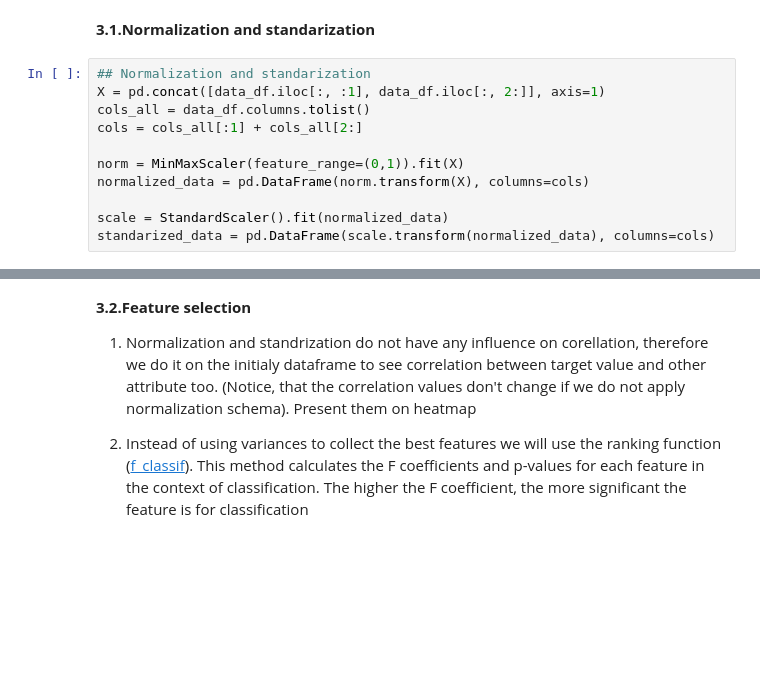
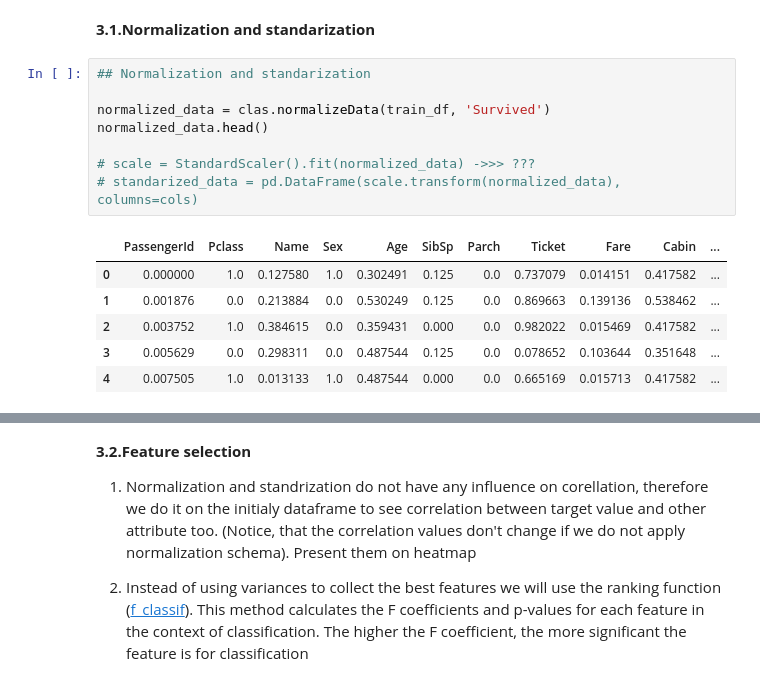
Before and after one commit to jszczublinska/DM_Titanic, a Jupyter notebook: titanic.ipynb, the cells around one changed output, grey strips where cells are left out. Drawn from its saved outputs; the diff is of its cells as text; blank space fills up the shorter version.

```diff
--- a/titanic.ipynb
+++ b/titanic.ipynb
@@ -128,12 +104,16 @@ for column in columns_to_change:
 **3.1.Normalization and standarization**
 # %%
 ## Normalization and standarization
-X = pd.concat([data_df.iloc[:, :1], data_df.iloc[:, 2:]], axis=1)
-cols_all = data_df.columns.tolist()
-cols = cols_all[:1] + cols_all[2:]
 
-norm = MinMaxScaler(feature_range=(0,1)).fit(X)
-normalized_data = pd.DataFrame(norm.transform(X), columns=cols)
+normalized_data = clas.normalizeData(train_df, 'Survived')
+normalized_data.head()
 
-scale = StandardScaler().fit(normalized_data)
-standarized_data = pd.DataFrame(scale.transform(normalized_data), columns=cols)
+# scale = StandardScaler().fit(normalized_data) ->>> ???
+# standarized_data = pd.DataFrame(scale.transform(normalized_data), columns=cols)
+# %% [output]
+|  | PassengerId | Pclass | Name | Sex | Age | SibSp | Parch | Ticket | Fare | Cabin | ... |
+| 0 | 0.000000 | 1.0 | 0.127580 | 1.0 | 0.302491 | 0.125 | 0.0 | 0.737079 | 0.014151 | 0.417582 | ... |
+| 1 | 0.001876 | 0.0 | 0.213884 | 0.0 | 0.530249 | 0.125 | 0.0 | 0.869663 | 0.139136 | 0.538462 | ... |
+| 2 | 0.003752 | 1.0 | 0.384615 | 0.0 | 0.359431 | 0.000 | 0.0 | 0.982022 | 0.015469 | 0.417582 | ... |
+| 3 | 0.005629 | 0.0 | 0.298311 | 0.0 | 0.487544 | 0.125 | 0.0 | 0.078652 | 0.103644 | 0.351648 | ... |
+| 4 | 0.007505 | 1.0 | 0.013133 | 1.0 | 0.487544 | 0.000 | 0.0 | 0.665169 | 0.015713 | 0.417582 | ... |
```
Also changed, not shown: parts of 19 cells of this notebook, 1 other file.
